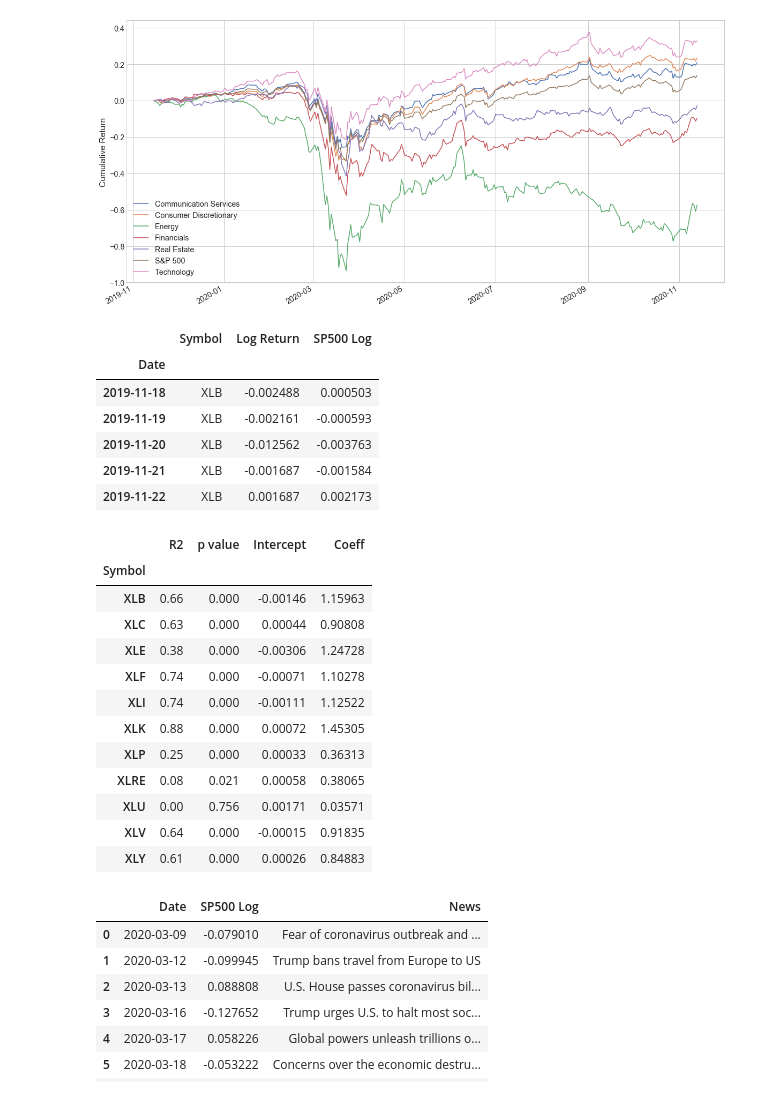
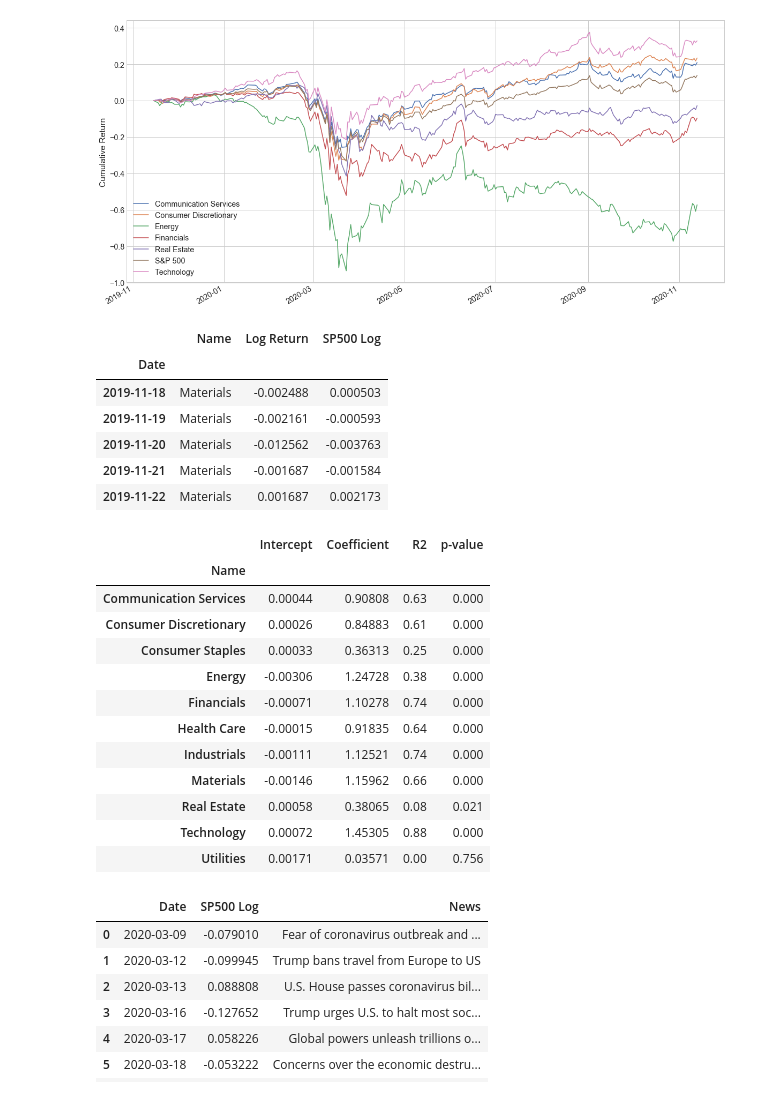
Before and after one commit to fk652/Big_Data_Project-Fall_2020, a Jupyter notebook: data-analysis/S&P500_sector_analysis.ipynb, the cells around one changed output. Cells and saved outputs as stored; diff of their text form; code cells hidden in the pictures.

```diff
--- a/data-analysis/S&P500_sector_analysis.ipynb
+++ b/data-analysis/S&P500_sector_analysis.ipynb
@@ -77,53 +76,56 @@ fig.savefig('sectors_cum_returns.png')
 
 #Pre-Covid window period - Nov 18, 2019 to February 19, 2020
 sp500_pre = sp500['SP500 Log']['2019-11-18':'2020-02-19'] # starts on 11/18/19 since log return=0 on 11/15/19
-sector_pre = sector[['Symbol','Log Return']]['2019-11-18':'2020-02-19']
+sector_pre = sector[['Name','Log Return']]['2019-11-18':'2020-02-19']
 
 sp_all_pre = pd.concat([(sector_pre), (sp500_pre)],
                       axis = 'columns', join = 'inner')
 
 sp_all_pre.head()
 # %% [output]
-|  | Symbol | Log Return | SP500 Log |
+|  | Name | Log Return | SP500 Log |
 | Date |  |  |  |
-| 2019-11-18 | XLB | -0.002488 | 0.000503 |
-| 2019-11-19 | XLB | -0.002161 | -0.000593 |
-| 2019-11-20 | XLB | -0.012562 | -0.003763 |
-| 2019-11-21 | XLB | -0.001687 | -0.001584 |
-| 2019-11-22 | XLB | 0.001687 | 0.002173 |
+| 2019-11-18 | Materials | -0.002488 | 0.000503 |
+| 2019-11-19 | Materials | -0.002161 | -0.000593 |
+| 2019-11-20 | Materials | -0.012562 | -0.003763 |
+| 2019-11-21 | Materials | -0.001687 | -0.001584 |
+| 2019-11-22 | Materials | 0.001687 | 0.002173 |
 # %%
 # Calculate regression parameters
 
 def regress(data,yvar,xvars):
     Y=data[yvar]
     X=data[xvars]
     X=sm.add_constant(X)
     result = sm.OLS(Y,X).fit()
     #print('Parameters: ', result.params)
     #print('R2: ', result.rsquared)
     #print(dir(result))
     return (result.params.round(5).tolist(), result.rsquared.round(2), result.pvalues['SP500 Log'].round(3))
 
-param = sp_all_pre.groupby('Symbol').apply(regress,'Log Return',['SP500 Log'])
+param = sp_all_pre.groupby('Name').apply(regress,'Log Return',['SP500 Log'])
 
-df=pd.DataFrame(param.tolist(), columns=['Param','R2','p value'], index=param.index)
-df[['Intercept','Coeff']]= pd.DataFrame(df['Param'].tolist(), index=df.index)
+df=pd.DataFrame(param.tolist(), columns=['Param','R2','p-value'], index=param.index)
+df[['Intercept','Coefficient']]= pd.DataFrame(df['Param'].tolist(), index=df.index)
 df = df.drop(columns=['Param'])
+cols = df.columns.tolist()
+cols = cols[-2:] + cols[:-2]
+df = df[cols]
 df.head(11)
 # %% [output]
-|  | R2 | p value | Intercept | Coeff |
-| Symbol |  |  |  |  |
-| XLB | 0.66 | 0.000 | -0.00146 | 1.15963 |
-| XLC | 0.63 | 0.000 | 0.00044 | 0.90808 |
-| XLE | 0.38 | 0.000 | -0.00306 | 1.24728 |
-| XLF | 0.74 | 0.000 | -0.00071 | 1.10278 |
-| XLI | 0.74 | 0.000 | -0.00111 | 1.12522 |
-| XLK | 0.88 | 0.000 | 0.00072 | 1.45305 |
-| XLP | 0.25 | 0.000 | 0.00033 | 0.36313 |
-| XLRE | 0.08 | 0.021 | 0.00058 | 0.38065 |
-| XLU | 0.00 | 0.756 | 0.00171 | 0.03571 |
-| XLV | 0.64 | 0.000 | -0.00015 | 0.91835 |
-| XLY | 0.61 | 0.000 | 0.00026 | 0.84883 |
+|  | Intercept | Coefficient | R2 | p-value |
+| Name |  |  |  |  |
+| Communication Services | 0.00044 | 0.90808 | 0.63 | 0.000 |
+| Consumer Discretionary | 0.00026 | 0.84883 | 0.61 | 0.000 |
+| Consumer Staples | 0.00033 | 0.36313 | 0.25 | 0.000 |
+| Energy | -0.00306 | 1.24728 | 0.38 | 0.000 |
+| Financials | -0.00071 | 1.10278 | 0.74 | 0.000 |
+| Health Care | -0.00015 | 0.91835 | 0.64 | 0.000 |
+| Industrials | -0.00111 | 1.12521 | 0.74 | 0.000 |
+| Materials | -0.00146 | 1.15962 | 0.66 | 0.000 |
+| Real Estate | 0.00058 | 0.38065 | 0.08 | 0.021 |
+| Technology | 0.00072 | 1.45305 | 0.88 | 0.000 |
+| Utilities | 0.00171 | 0.03571 | 0.00 | 0.756 |
 # %%
 # Get S&P 500 index data for 10 Covid-related events (top gains and losses)
 
```
Also changed, not shown: parts of 5 cells of this notebook, 5 other files.
